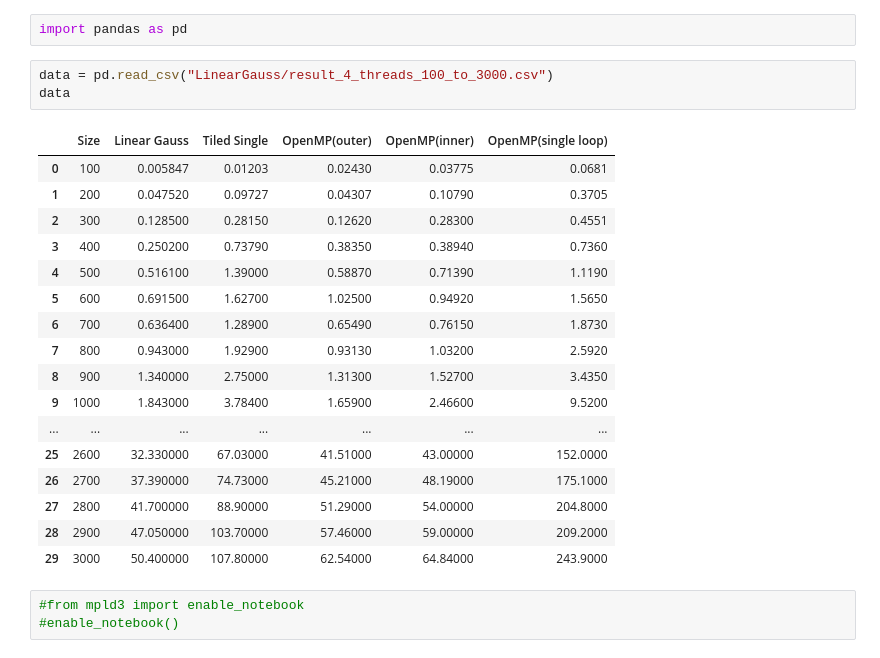
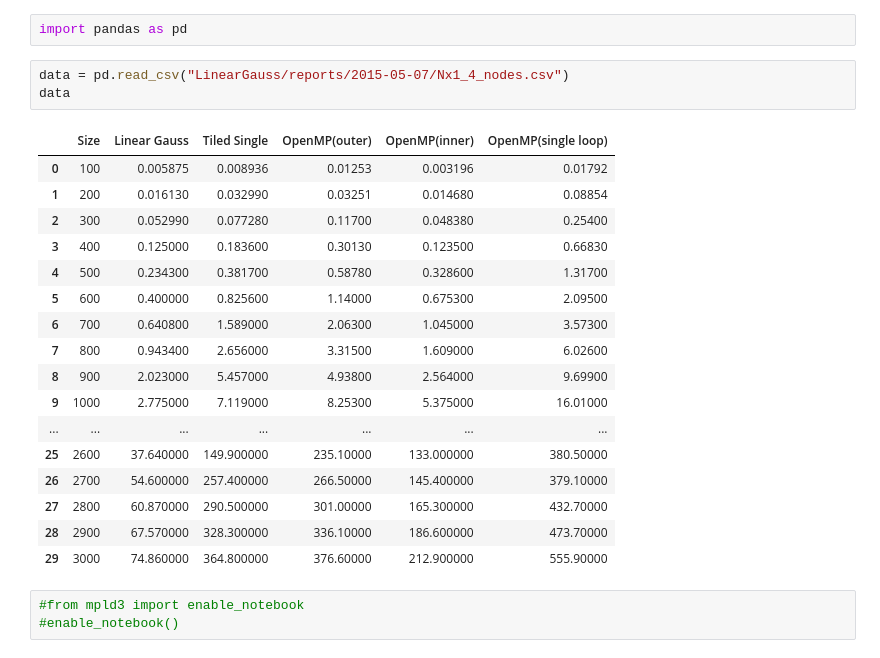
Before and after one commit to AndrewZh/ParallelGauss, a Jupyter notebook: Parallel_lab1.ipynb, the cells around one changed output. Cells and saved outputs as stored; diff of their text form.

```diff
--- a/Parallel_lab1.ipynb
+++ b/Parallel_lab1.ipynb
@@ -5,26 +5,26 @@ Populating the interactive namespace from numpy and matplotlib
 # %%
 import pandas as pd
 # %%
-data = pd.read_csv("LinearGauss/result_4_threads_100_to_3000.csv")
+data = pd.read_csv("LinearGauss/reports/2015-05-07/Nx1_4_nodes.csv")
 data
 # %% [output]
 |  | Size | Linear Gauss | Tiled Single | OpenMP(outer) | OpenMP(inner) | OpenMP(single loop) |
-| 0 | 100 | 0.005847 | 0.01203 | 0.02430 | 0.03775 | 0.0681 |
-| 1 | 200 | 0.047520 | 0.09727 | 0.04307 | 0.10790 | 0.3705 |
-| 2 | 300 | 0.128500 | 0.28150 | 0.12620 | 0.28300 | 0.4551 |
-| 3 | 400 | 0.250200 | 0.73790 | 0.38350 | 0.38940 | 0.7360 |
-| 4 | 500 | 0.516100 | 1.39000 | 0.58870 | 0.71390 | 1.1190 |
-| 5 | 600 | 0.691500 | 1.62700 | 1.02500 | 0.94920 | 1.5650 |
-| 6 | 700 | 0.636400 | 1.28900 | 0.65490 | 0.76150 | 1.8730 |
-| 7 | 800 | 0.943000 | 1.92900 | 0.93130 | 1.03200 | 2.5920 |
-| 8 | 900 | 1.340000 | 2.75000 | 1.31300 | 1.52700 | 3.4350 |
-| 9 | 1000 | 1.843000 | 3.78400 | 1.65900 | 2.46600 | 9.5200 |
+| 0 | 100 | 0.005875 | 0.008936 | 0.01253 | 0.003196 | 0.01792 |
+| 1 | 200 | 0.016130 | 0.032990 | 0.03251 | 0.014680 | 0.08854 |
+| 2 | 300 | 0.052990 | 0.077280 | 0.11700 | 0.048380 | 0.25400 |
+| 3 | 400 | 0.125000 | 0.183600 | 0.30130 | 0.123500 | 0.66830 |
+| 4 | 500 | 0.234300 | 0.381700 | 0.58780 | 0.328600 | 1.31700 |
+| 5 | 600 | 0.400000 | 0.825600 | 1.14000 | 0.675300 | 2.09500 |
+| 6 | 700 | 0.640800 | 1.589000 | 2.06300 | 1.045000 | 3.57300 |
+| 7 | 800 | 0.943400 | 2.656000 | 3.31500 | 1.609000 | 6.02600 |
+| 8 | 900 | 2.023000 | 5.457000 | 4.93800 | 2.564000 | 9.69900 |
+| 9 | 1000 | 2.775000 | 7.119000 | 8.25300 | 5.375000 | 16.01000 |
 | ... | ... | ... | ... | ... | ... | ... |
-| 25 | 2600 | 32.330000 | 67.03000 | 41.51000 | 43.00000 | 152.0000 |
-| 26 | 2700 | 37.390000 | 74.73000 | 45.21000 | 48.19000 | 175.1000 |
-| 27 | 2800 | 41.700000 | 88.90000 | 51.29000 | 54.00000 | 204.8000 |
-| 28 | 2900 | 47.050000 | 103.70000 | 57.46000 | 59.00000 | 209.2000 |
-| 29 | 3000 | 50.400000 | 107.80000 | 62.54000 | 64.84000 | 243.9000 |
+| 25 | 2600 | 37.640000 | 149.900000 | 235.10000 | 133.000000 | 380.50000 |
+| 26 | 2700 | 54.600000 | 257.400000 | 266.50000 | 145.400000 | 379.10000 |
+| 27 | 2800 | 60.870000 | 290.500000 | 301.00000 | 165.300000 | 432.70000 |
+| 28 | 2900 | 67.570000 | 328.300000 | 336.10000 | 186.600000 | 473.70000 |
+| 29 | 3000 | 74.860000 | 364.800000 | 376.60000 | 212.900000 | 555.90000 |
 # %%
 #from mpld3 import enable_notebook
 #enable_notebook()
```
Also changed, not shown: parts of 2 cells of this notebook, 2 other files.
